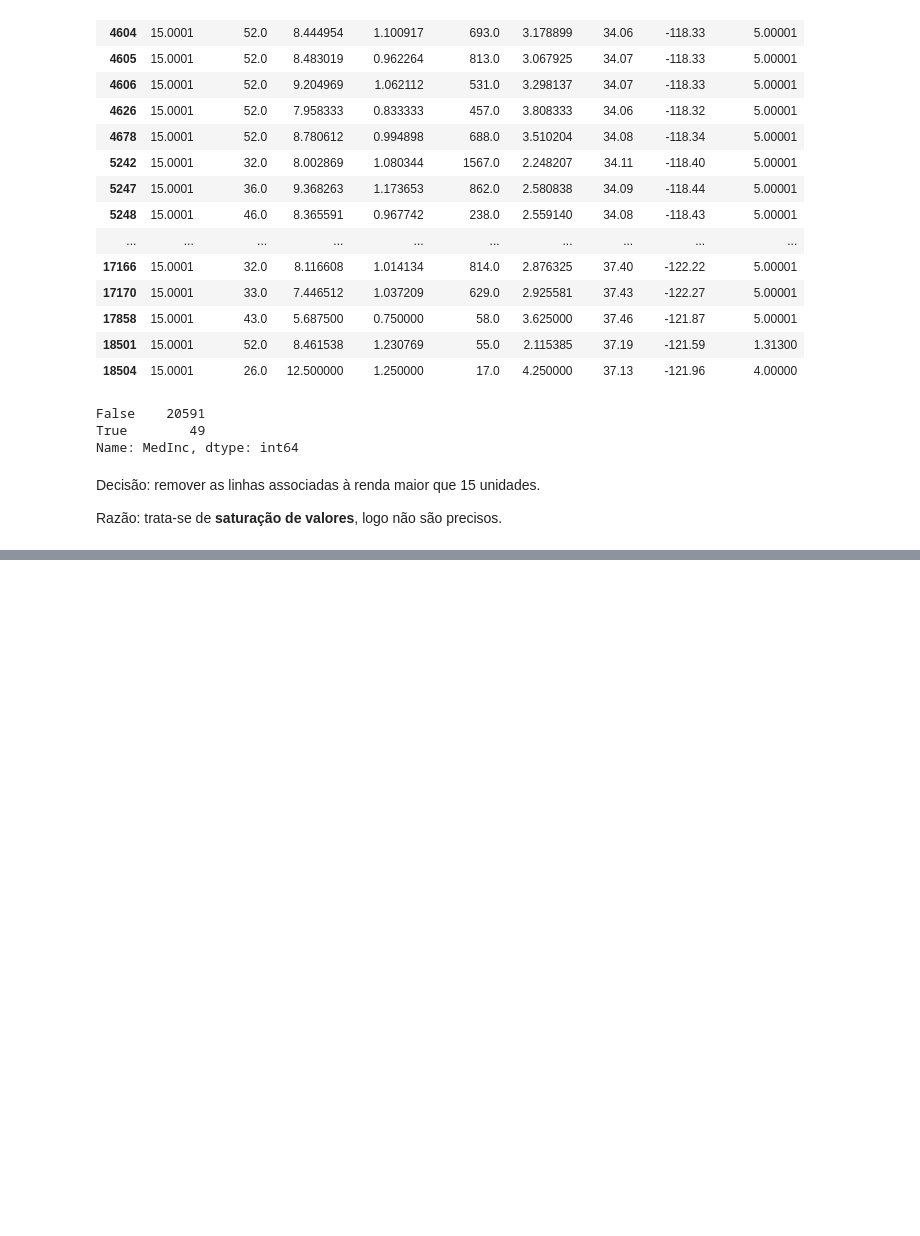
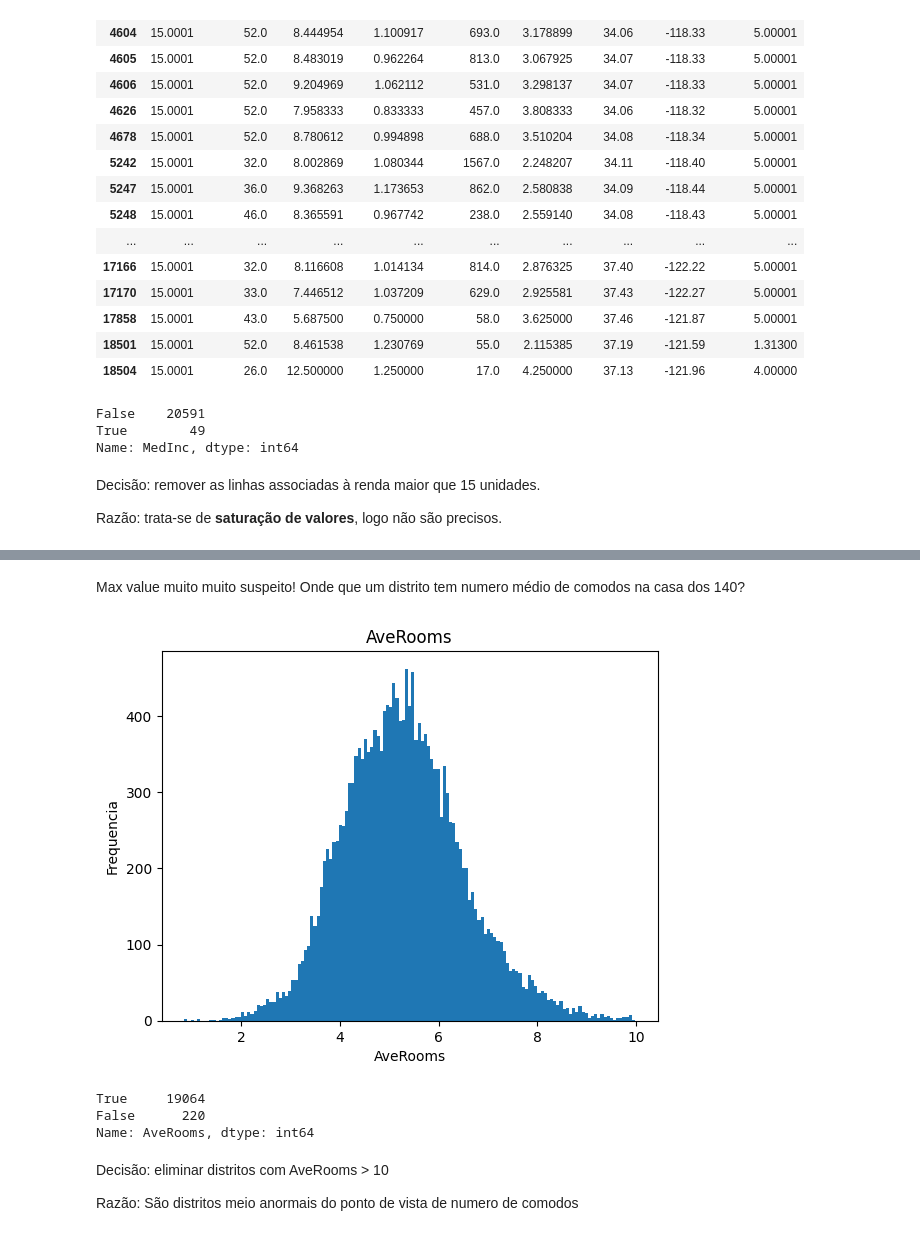
Before and after one commit to FabioAyresInsper/california, a Jupyter notebook: notebooks/california.ipynb, the cells around one changed output, grey strips where cells are left out. Drawn from its saved outputs; the diff is of its cells as text; code cells hidden in the pictures; blank space fills up the shorter version.

```diff
--- a/notebooks/california.ipynb
+++ b/notebooks/california.ipynb
@@ -148,0 +211,17 @@ Razão: trata-se de **saturação de valores**, logo não são precisos.
+# %% [markdown]
+Max value muito muito suspeito! Onde que um distrito tem numero médio de comodos na casa dos 140?
+# %%
+linhas_normais = df['AveRooms'] < 10
+plot_column(df[linhas_normais], 'AveRooms')
+# %% [output]
+[figure, added]
+# %%
+linhas_normais.value_counts()
+# %% [output]
+True     19064
+False      220
+Name: AveRooms, dtype: int64
+# %% [markdown]
+Decisão: eliminar distritos com AveRooms > 10
+
+Razão: São distritos meio anormais do ponto de vista de numero de comodos
```
Also changed, not shown: parts of 13 cells of this notebook.
